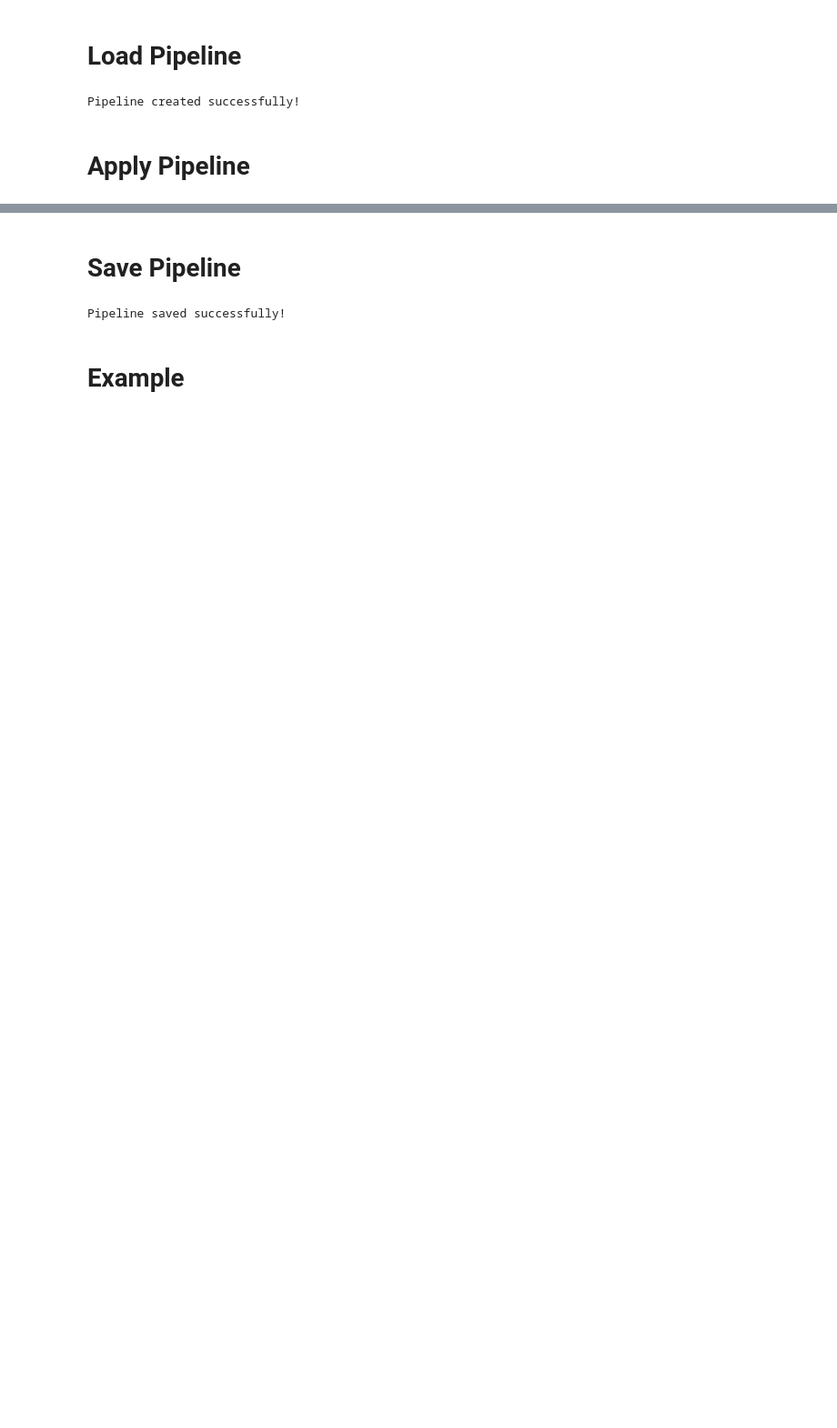
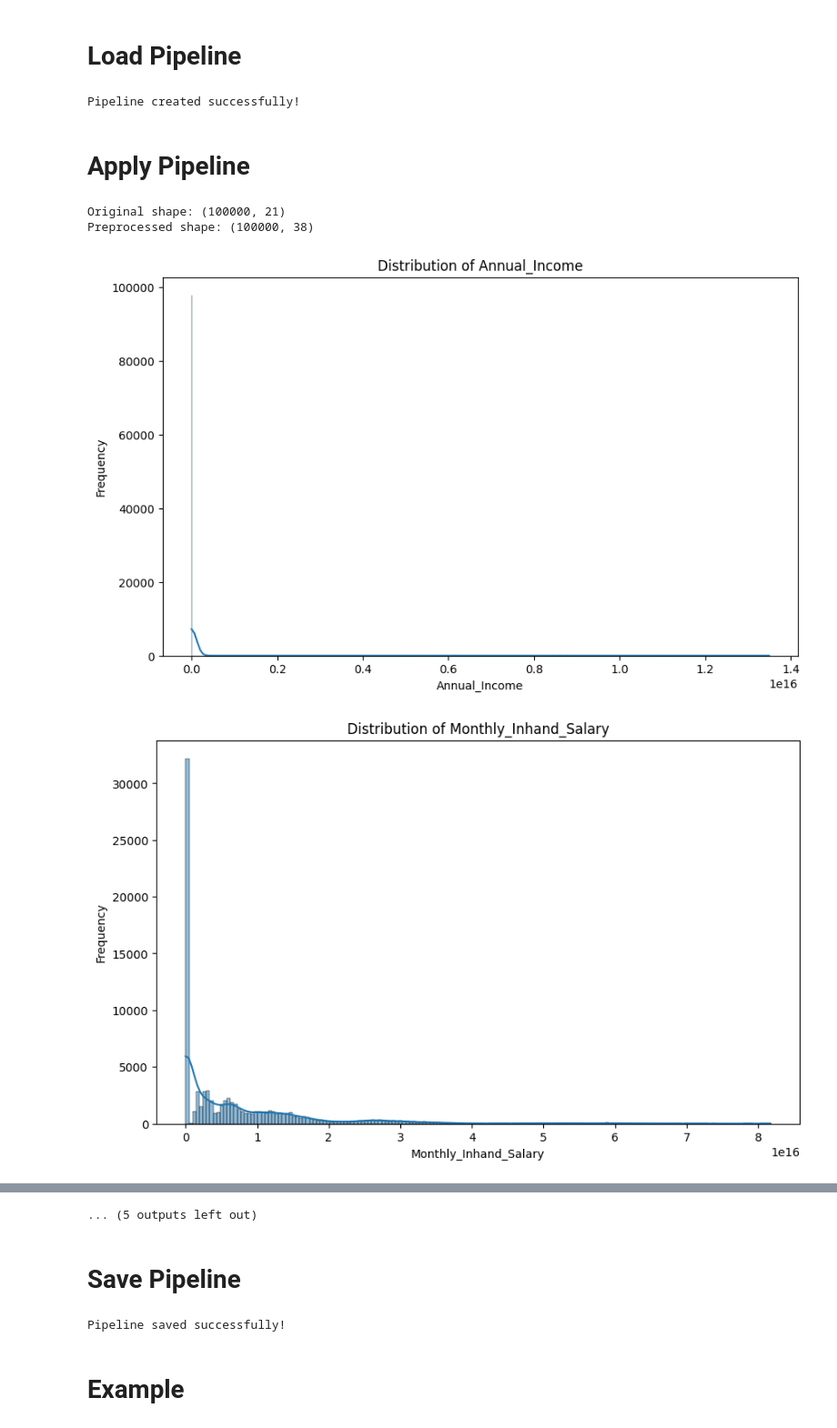
Before and after one commit to ThuongHong/Credit_Score_Prediction, a Jupyter notebook: notebooks/pipeline1.ipynb, the cells around one changed output, grey strips where cells are left out. Shown: that part at 91% size. Cells and saved outputs as stored; diff of their text form; code cells hidden in the pictures; blank space fills up the shorter version.

```diff
--- a/notebooks/pipeline1.ipynb
+++ b/notebooks/pipeline1.ipynb
@@ -49,55 +56,65 @@ Pipeline created successfully!
 # %%
-# Load and preprocess data
-data_path = os.path.join("..", "data", "raw", "structured", "kaggle_credit_score_classification", "train.csv")
-data = pd.read_csv(data_path)
-
-# Drop personal information
-data = data.drop(columns=['ID', 'Customer_ID', 'Month', 'Name', 'Age', 'SSN', 'Occupation'])
-
 # Apply preprocessing pipeline
 data_preprocessed = preprocessing_pipeline.fit_transform(data)
 
 print(f"Original shape: {data.shape}")
 print(f"Preprocessed shape: {data_preprocessed.shape}")
 
 # Handle negative values
 invalid_cols = [
     "Annual_Income", "Monthly_Inhand_Salary", "Num_Bank_Accounts",
     "Num_Credit_Card", "Interest_Rate", "Num_of_Loan", "Delay_from_due_date",
     "Num_of_Delayed_Payment", "Num_Credit_Inquiries", "Outstanding_Debt",
     "Credit_Utilization_Ratio", "Credit_History_Age", "Total_EMI_per_month"
 ]
 
 for col in invalid_cols:
     if col in data_preprocessed.columns:
         negative_count = (data_preprocessed[col] < 0).sum()
         if negative_count > 0:
             data_preprocessed.loc[data_preprocessed[col] < 0, col] = np.nan # type: ignore
 
+# Draw distribution plots for numeric columns
+import matplotlib.pyplot as plt
+import seaborn as sns
+for col in numeric_cols:
+    if col in data_preprocessed.columns:
+        plt.figure(figsize=(10, 6))
+        sns.histplot(data_preprocessed[col], kde=True)
+        plt.title(f'Distribution of {col}')
+        plt.xlabel(col)
+        plt.ylabel('Frequency')
+        plt.show()
+
 # Handle missing values
 for col in data_preprocessed.columns:
     if data_preprocessed[col].dtype == 'object':
         data_preprocessed[col] = data_preprocessed[col].fillna('unknown')
     else:
-        data_preprocessed[col] = data_preprocessed[col].fillna(data_preprocessed[col].mean())
+        data_preprocessed[col] = data_preprocessed[col].fillna(data_preprocessed[col].median())
 
-# Apply scaling to numeric columns
-numeric_features = [col for col in scaling_cols if col in data_preprocessed.columns]
-if numeric_features:
-    data_preprocessed[numeric_features] = scaling_pipeline.fit_transform(data_preprocessed[numeric_features])
+# # Apply scaling to numeric columns
+# numeric_features = [col for col in scaling_cols if col in data_preprocessed.columns]
+# if numeric_features:
+#     data_preprocessed[numeric_features] = scaling_pipeline.fit_transform(data_preprocessed[numeric_features])
 
-# Handle outliers
-for col in data_preprocessed.select_dtypes(include=['float64', 'int64']).columns:
-    if col != 'Credit_Score':  # Don't clip target variable
-        q1 = data_preprocessed[col].quantile(0.25)
-        q3 = data_preprocessed[col].quantile(0.75)
-        iqr = q3 - q1
-        lower_bound = q1 - 1.5 * iqr
-        upper_bound = q3 + 1.5 * iqr
-        data_preprocessed[col] = data_preprocessed[col].clip(lower=lower_bound, upper=upper_bound)
+# # Handle outliers
+# for col in data_preprocessed.select_dtypes(include=['float64', 'int64']).columns:
+#     if col != 'Credit_Score':  # Don't clip target variable
+#         q1 = data_preprocessed[col].quantile(0.25)
+#         q3 = data_preprocessed[col].quantile(0.75)
+#         iqr = q3 - q1
+#         lower_bound = q1 - 1.5 * iqr
+#         upper_bound = q3 + 1.5 * iqr
+#         data_preprocessed[col] = data_preprocessed[col].clip(lower=lower_bound, upper=upper_bound)
 
 print("Preprocessing completed!")
 
 # Save final preprocessed training data
 data_preprocessed.to_csv(os.path.join("..", "data", "processed", "train_preprocessed.csv"), index=False)
 print("Training data saved!")
+# %% [output]
+Original shape: (100000, 21)
+Preprocessed shape: (100000, 38)
+[figure, added]
+[figure, added]
@@ -104,3 +130,4 @@ print("Training data saved!")
+... (5 outputs left out)
 # %% [markdown]
 # Save Pipeline
 # %%
```
Also changed, not shown: parts of 2 cells of this notebook, 10 other files.
